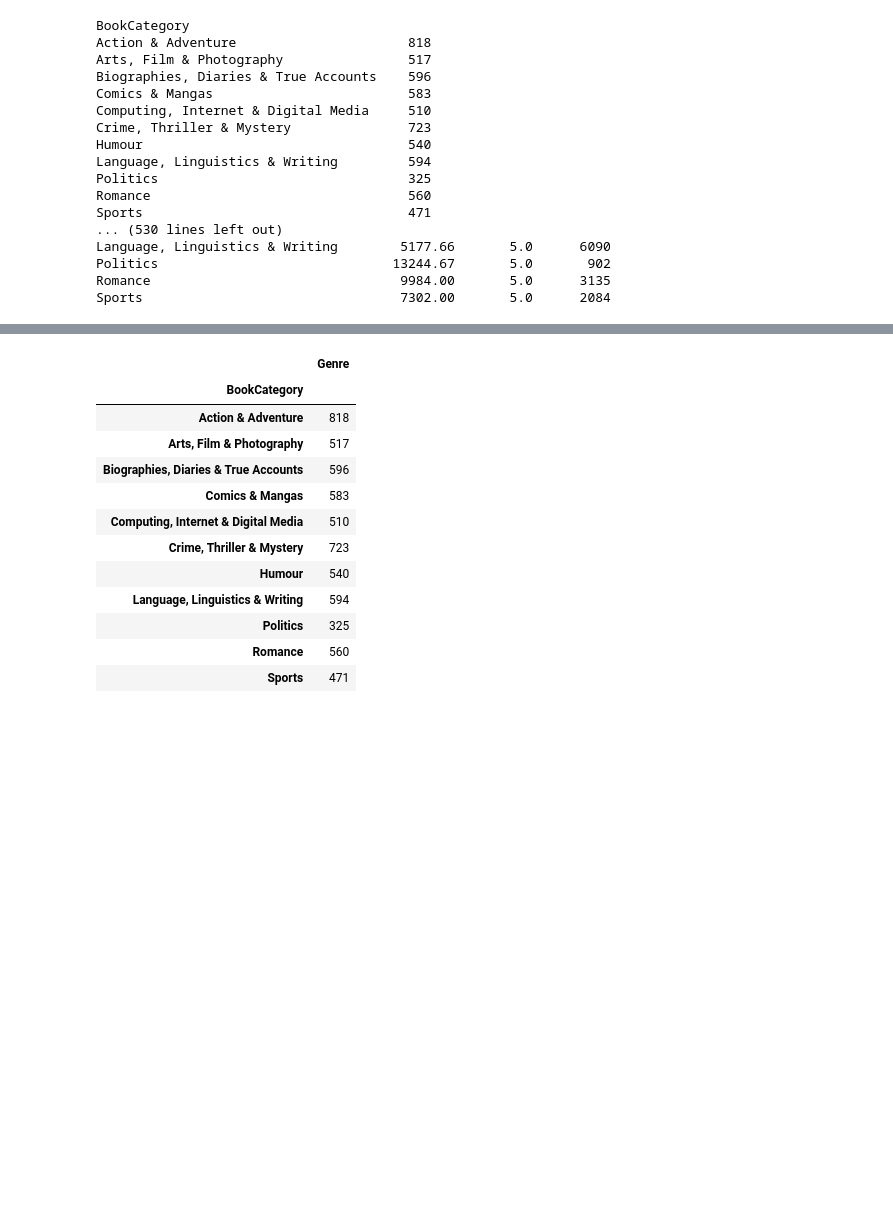
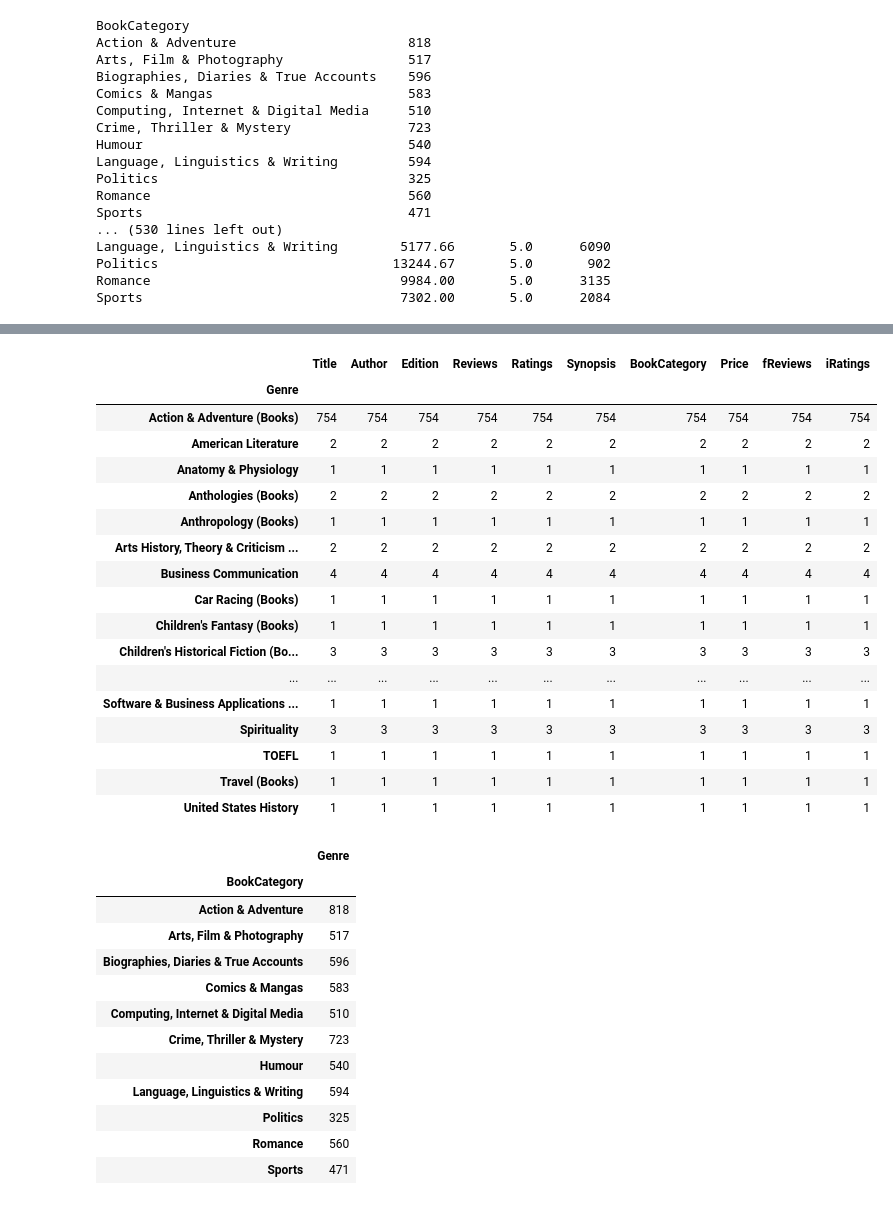
Before and after one commit to AnnikaNoren/post_graduate_project, a Jupyter notebook: Books.ipynb, the cells around one changed output, grey strips where cells are left out. Cells and saved outputs as stored; diff of their text form; code cells hidden in the pictures; blank space fills up the shorter version.

Commit message:
more genre work

```diff
--- a/Books.ipynb
+++ b/Books.ipynb
@@ -844,4 +844,4 @@ df.groupby(['BookCategory','Genre']).count()
 |  | Software Testing | 2 | 2 | 2 | 2 | 2 | 2 | 2 | 2 | 2 |
 |  | TOEFL | 1 | 1 | 1 | 1 | 1 | 1 | 1 | 1 | 1 |
 # %%
-df_subset = df[['BookCategory','Genre']]
+df_subset = df[df['BookCategory'] == 'Action & Adventure']
@@ -862,3 +869,24 @@ df_subset.head(10)
+# %%
+df_subset.groupby('Genre').count()
+# %% [output]
+|  | Title | Author | Edition | Reviews | Ratings | Synopsis | BookCategory | Price | fReviews | iRatings |
+| Genre |  |  |  |  |  |  |  |  |  |  |
+| Action & Adventure (Books) | 754 | 754 | 754 | 754 | 754 | 754 | 754 | 754 | 754 | 754 |
+| American Literature | 2 | 2 | 2 | 2 | 2 | 2 | 2 | 2 | 2 | 2 |
+| Anatomy & Physiology | 1 | 1 | 1 | 1 | 1 | 1 | 1 | 1 | 1 | 1 |
+| Anthologies (Books) | 2 | 2 | 2 | 2 | 2 | 2 | 2 | 2 | 2 | 2 |
+| Anthropology (Books) | 1 | 1 | 1 | 1 | 1 | 1 | 1 | 1 | 1 | 1 |
+| Arts History, Theory & Criticism ... | 2 | 2 | 2 | 2 | 2 | 2 | 2 | 2 | 2 | 2 |
+| Business Communication | 4 | 4 | 4 | 4 | 4 | 4 | 4 | 4 | 4 | 4 |
+| Car Racing (Books) | 1 | 1 | 1 | 1 | 1 | 1 | 1 | 1 | 1 | 1 |
+| Children's Fantasy (Books) | 1 | 1 | 1 | 1 | 1 | 1 | 1 | 1 | 1 | 1 |
+| Children's Historical Fiction (Bo... | 3 | 3 | 3 | 3 | 3 | 3 | 3 | 3 | 3 | 3 |
+| ... | ... | ... | ... | ... | ... | ... | ... | ... | ... | ... |
+| Software & Business Applications ... | 1 | 1 | 1 | 1 | 1 | 1 | 1 | 1 | 1 | 1 |
+| Spirituality | 3 | 3 | 3 | 3 | 3 | 3 | 3 | 3 | 3 | 3 |
+| TOEFL | 1 | 1 | 1 | 1 | 1 | 1 | 1 | 1 | 1 | 1 |
+| Travel (Books) | 1 | 1 | 1 | 1 | 1 | 1 | 1 | 1 | 1 | 1 |
+| United States History | 1 | 1 | 1 | 1 | 1 | 1 | 1 | 1 | 1 | 1 |
 # %%
 df_subset.groupby('BookCategory').count()
 # with a .sum() on the end of .count() it is 6237 which is the size of the dataframe
```
Also changed, not shown: parts of 2 cells of this notebook.
